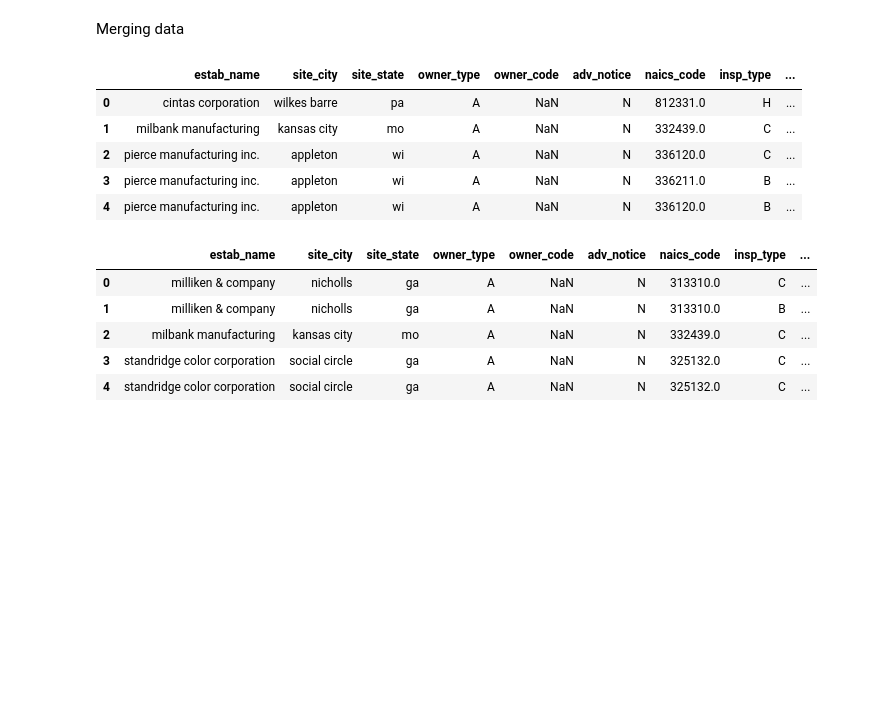
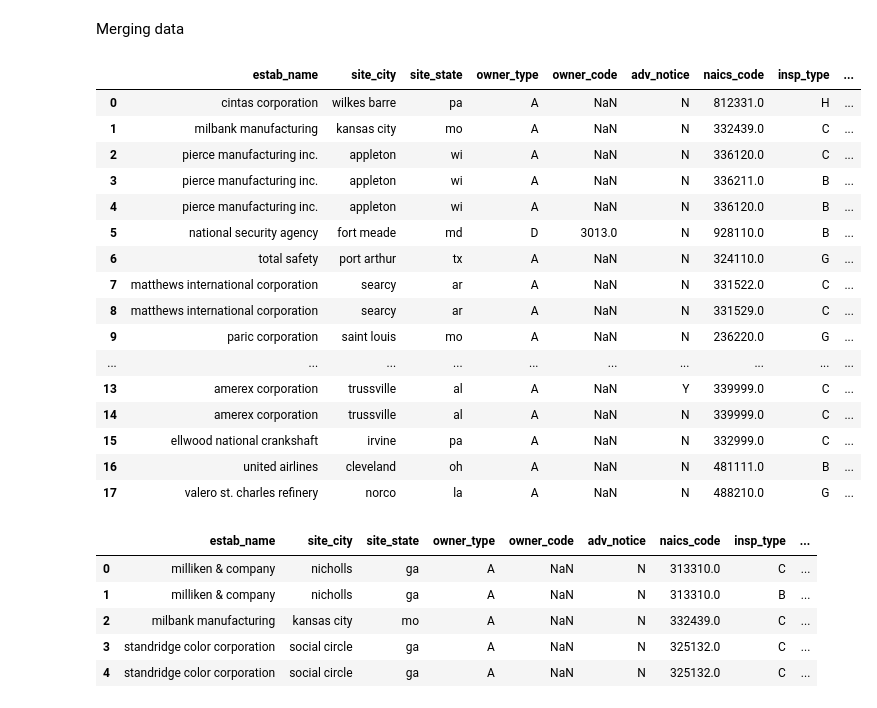
Before and after one commit to EdwinKingori/OSHASummaryReport, a Jupyter notebook: audit_h_2018.ipynb, the cells around one changed output. Drawn from its saved outputs; the diff is of its cells as text; code cells hidden in the pictures; blank space fills up the shorter version.

```diff
--- a/audit_h_2018.ipynb
+++ b/audit_h_2018.ipynb
@@ -115,17 +115,29 @@ Merging data
 # %%
 vpp_osha_results = pd.merge(osha_df, new_vpp_df,
                            left_on=['estab_name', 'site_city',
                                     'site_state'],
-                   right_on=['company_name', 'city',
-                                     'state'])
-vpp_osha_results.head()
+                            right_on=['company_name', 'city',
+                                     'state'],
+                            how='inner')
+vpp_osha_results.head(30)
 # %% [output]
 |  | estab_name | site_city | site_state | owner_type | owner_code | adv_notice | naics_code | insp_type | ... |
 | 0 | cintas corporation | wilkes barre | pa | A | NaN | N | 812331.0 | H | ... |
 | 1 | milbank manufacturing | kansas city | mo | A | NaN | N | 332439.0 | C | ... |
 | 2 | pierce manufacturing inc. | appleton | wi | A | NaN | N | 336120.0 | C | ... |
 | 3 | pierce manufacturing inc. | appleton | wi | A | NaN | N | 336211.0 | B | ... |
 | 4 | pierce manufacturing inc. | appleton | wi | A | NaN | N | 336120.0 | B | ... |
+| 5 | national security agency | fort meade | md | D | 3013.0 | N | 928110.0 | B | ... |
+| 6 | total safety | port arthur | tx | A | NaN | N | 324110.0 | G | ... |
+| 7 | matthews international corporation | searcy | ar | A | NaN | N | 331522.0 | C | ... |
+| 8 | matthews international corporation | searcy | ar | A | NaN | N | 331529.0 | C | ... |
+| 9 | paric corporation | saint louis | mo | A | NaN | N | 236220.0 | G | ... |
+| ... | ... | ... | ... | ... | ... | ... | ... | ... | ... |
+| 13 | amerex corporation | trussville | al | A | NaN | Y | 339999.0 | C | ... |
+| 14 | amerex corporation | trussville | al | A | NaN | N | 339999.0 | C | ... |
+| 15 | ellwood national crankshaft | irvine | pa | A | NaN | N | 332999.0 | C | ... |
+| 16 | united airlines | cleveland | oh | A | NaN | N | 481111.0 | B | ... |
+| 17 | valero st. charles refinery | norco | la | A | NaN | N | 488210.0 | G | ... |
 # %%
 vpp_osha_results.to_csv("vpp_osha_data.csv", index=False)
 # %%
```
Also changed, not shown: parts of 4 cells of this notebook.
